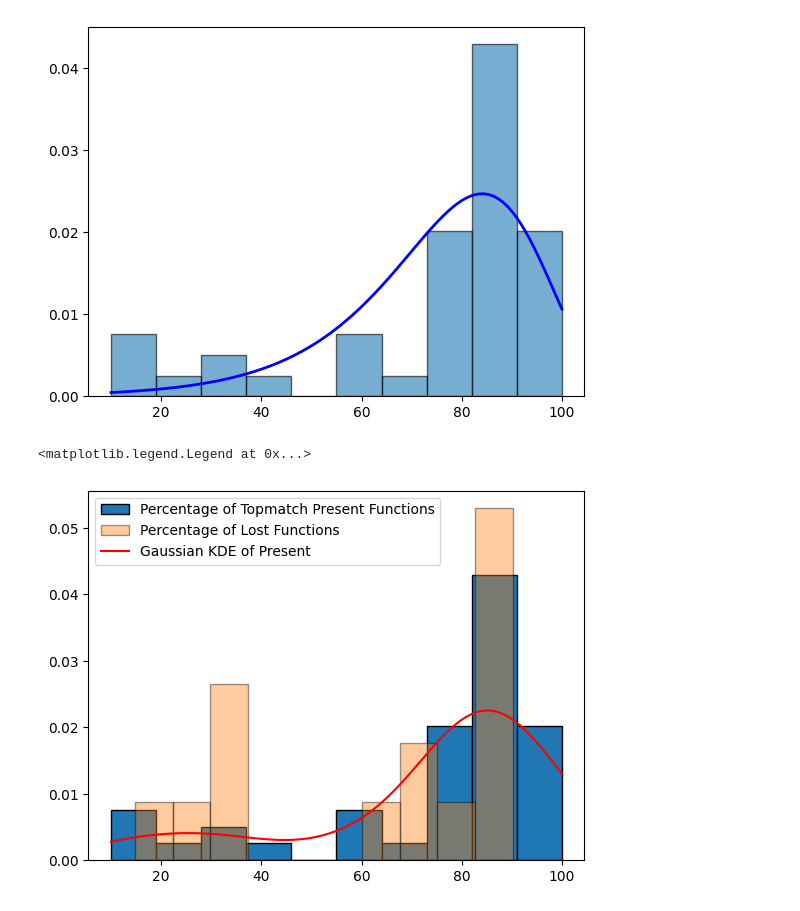
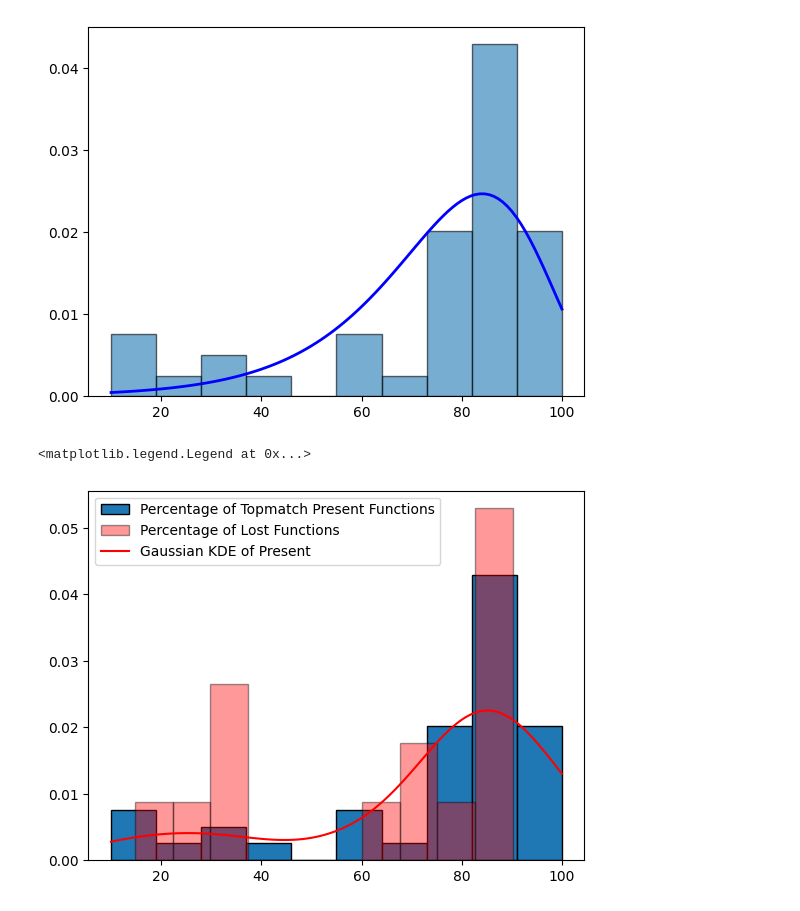
Before and after one commit to jtdocter27/EcoDr, a Jupyter notebook: EnCen/Figures for paper/as_specic_figures.ipynb, the cells around one changed output. Cells and saved outputs as stored; diff of their text form; code cells hidden in the pictures.

```diff
--- a/EnCen/Figures for paper/as_specic_figures.ipynb
+++ b/EnCen/Figures for paper/as_specic_figures.ipynb
@@ -83,9 +83,9 @@ plt.plot(x2, weibull_min.pdf(x2, *wb_fit), 'b-', lw=2, label="Weibull fit")
 [figure]
 # %%
 plt.hist(present_array, density=True, edgecolor = 'black', label = 'Percentage of Topmatch Present Functions')
-plt.hist(lost_array, density=True, alpha = 0.4, edgecolor = 'black', label = 'Percentage of Lost Functions')
+plt.hist(lost_array,color='red', density=True, alpha = 0.4, edgecolor = 'black', label = 'Percentage of Lost Functions')
 plt.plot(x2, density, color = 'red', label = 'Gaussian KDE of Present')
 plt.legend()
 # %% [output]
 <matplotlib.legend.Legend at 0x...>
-[figure, old version]
+[figure, new version]
```
